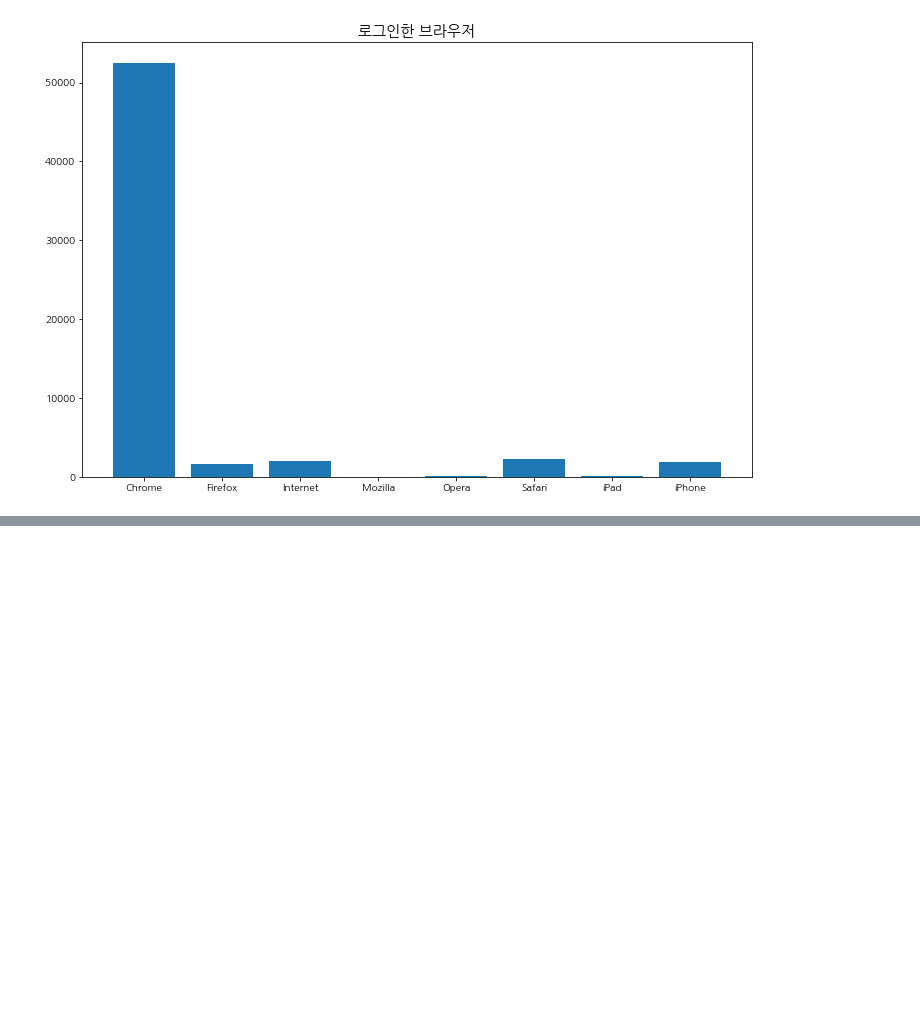
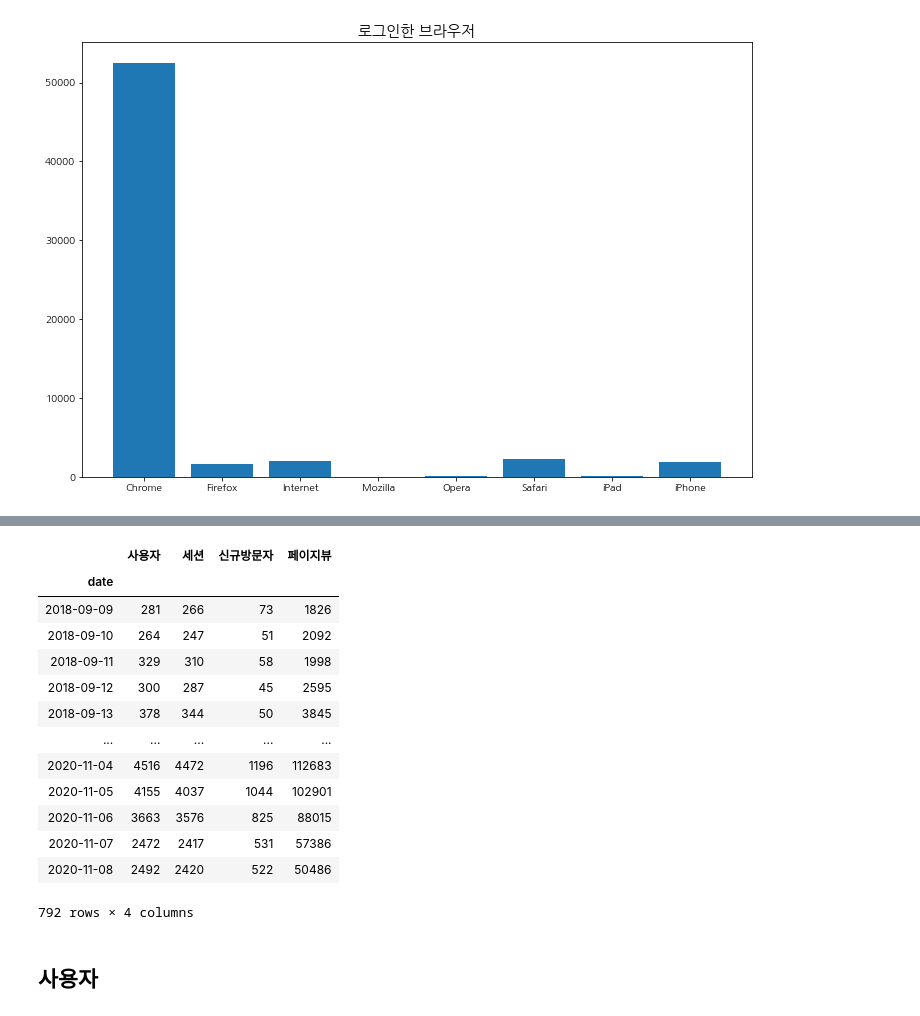
Before and after one commit to Kangsooyeon/2020-DACON-CUP, a Jupyter notebook: 2020_DACON_CUP.ipynb, the cells around one changed output, grey strips where cells are left out. Drawn from its saved outputs; the diff is of its cells as text; code cells hidden in the pictures; blank space fills up the shorter version.

```diff
--- a/2020_DACON_CUP.ipynb
+++ b/2020_DACON_CUP.ipynb
@@ -507,0 +524,27 @@ plt.show()
+# %%
+train_['DateTime']=pd.to_datetime(train_['DateTime'])
+# %%
+train_['date'] = train_.DateTime.dt.date
+# %%
+train_=train_.groupby('date').sum().reset_index()
+# %%
+train_=train_.set_index('date')
+# %%
+train_
+# %% [output]
+|  | 사용자 | 세션 | 신규방문자 | 페이지뷰 |
+| date |  |  |  |  |
+| 2018-09-09 | 281 | 266 | 73 | 1826 |
+| 2018-09-10 | 264 | 247 | 51 | 2092 |
+| 2018-09-11 | 329 | 310 | 58 | 1998 |
+| 2018-09-12 | 300 | 287 | 45 | 2595 |
+| 2018-09-13 | 378 | 344 | 50 | 3845 |
+| ... | ... | ... | ... | ... |
+| 2020-11-04 | 4516 | 4472 | 1196 | 112683 |
+| 2020-11-05 | 4155 | 4037 | 1044 | 102901 |
+| 2020-11-06 | 3663 | 3576 | 825 | 88015 |
+| 2020-11-07 | 2472 | 2417 | 531 | 57386 |
+| 2020-11-08 | 2492 | 2420 | 522 | 50486 |
+792 rows × 4 columns
+# %% [markdown]
+## 사용자
```
Also changed, not shown: parts of 72 cells of this notebook.
